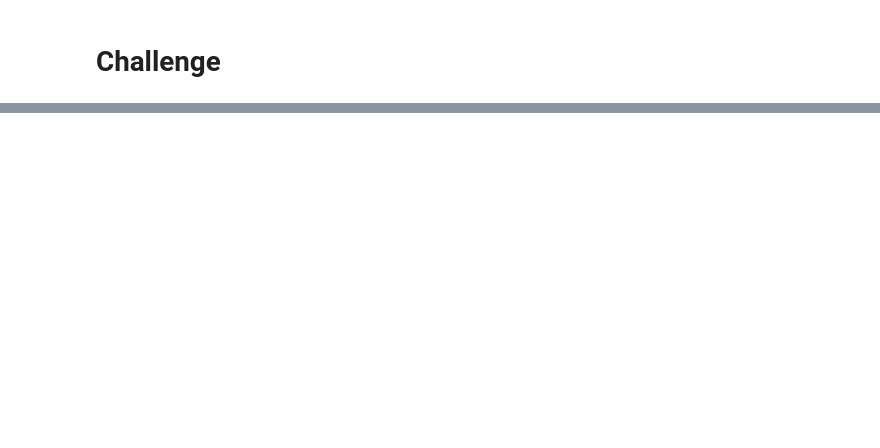
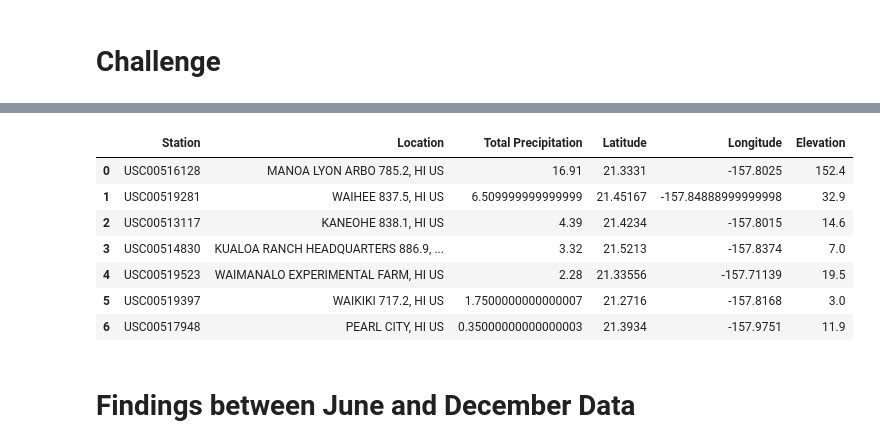
Before and after one commit to argecardenas/surfs_up, a Jupyter notebook: climate_analysis.ipynb, the cells around one changed output, grey strips where cells are left out. Saved outputs shown, nothing was run; the diff lists cells and outputs as text; code cells hidden in the pictures; blank space fills up the shorter version.

```diff
--- a/climate_analysis.ipynb
+++ b/climate_analysis.ipynb
@@ -200,0 +320,37 @@ plt.tight_layout()
+# %%
+#query for precipitation per station on December dates
+sel = ([Station.station,
+        Station.name,
+        func.sum(Measurement.prcp),
+        Station.latitude,
+        Station.longitude,
+        Station.elevation
+       ])
+
+Dec_stationRain = (session.query(*sel)
+                   .filter(Station.station == Measurement.station)
+                   .filter(Measurement.date >= Dec_tripStartDate)
+                   .filter(Measurement.date <= Dec_tripEndDate)
+                   .group_by(Station.station)
+                   .order_by(func.sum(Measurement.prcp).desc())
+                   .all())
+# %%
+#December Data frame
+Dec_stationRain = pd.DataFrame(np.array(Dec_stationRain))
+
+#rename columns
+Dec_stationRain = Dec_stationRain.rename(columns={0: "Station", 1: "Location",
+                                                    2: "Total Precipitation", 3: "Latitude",
+                                                    4: "Longitude", 5: "Elevation"})
+Dec_stationRain
+# %% [output]
+|  | Station | Location | Total Precipitation | Latitude | Longitude | Elevation |
+| 0 | USC00516128 | MANOA LYON ARBO 785.2, HI US | 16.91 | 21.3331 | -157.8025 | 152.4 |
+| 1 | USC00519281 | WAIHEE 837.5, HI US | 6.509999999999999 | 21.45167 | -157.84888999999998 | 32.9 |
+| 2 | USC00513117 | KANEOHE 838.1, HI US | 4.39 | 21.4234 | -157.8015 | 14.6 |
+| 3 | USC00514830 | KUALOA RANCH HEADQUARTERS 886.9, ... | 3.32 | 21.5213 | -157.8374 | 7.0 |
+| 4 | USC00519523 | WAIMANALO EXPERIMENTAL FARM, HI US | 2.28 | 21.33556 | -157.71139 | 19.5 |
+| 5 | USC00519397 | WAIKIKI 717.2, HI US | 1.7500000000000007 | 21.2716 | -157.8168 | 3.0 |
+| 6 | USC00517948 | PEARL CITY, HI US | 0.35000000000000003 | 21.3934 | -157.9751 | 11.9 |
+# %% [markdown]
+# Findings between June and December Data
```
Also changed, not shown: parts of 9 cells of this notebook.
